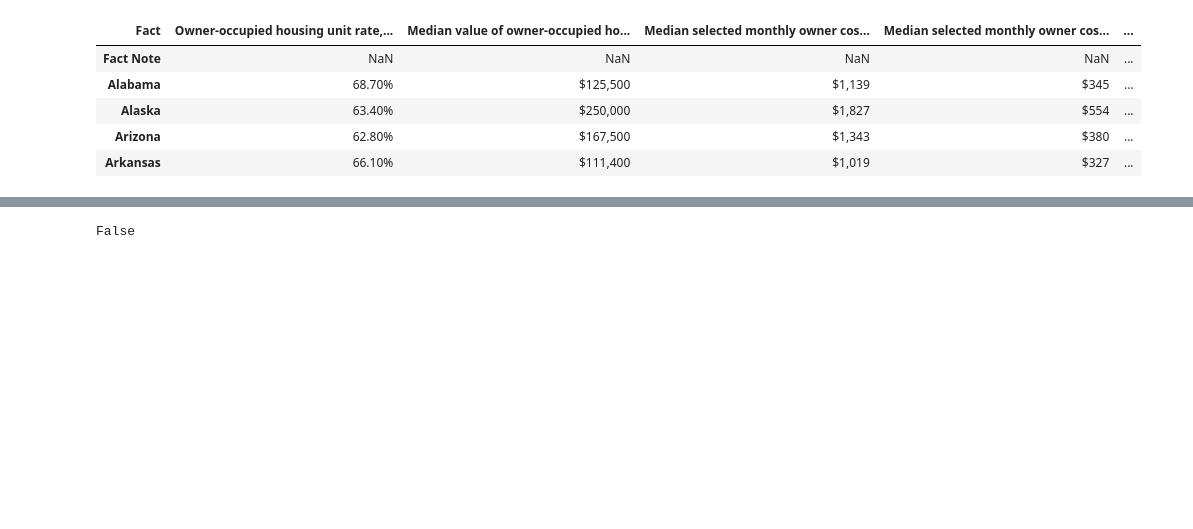
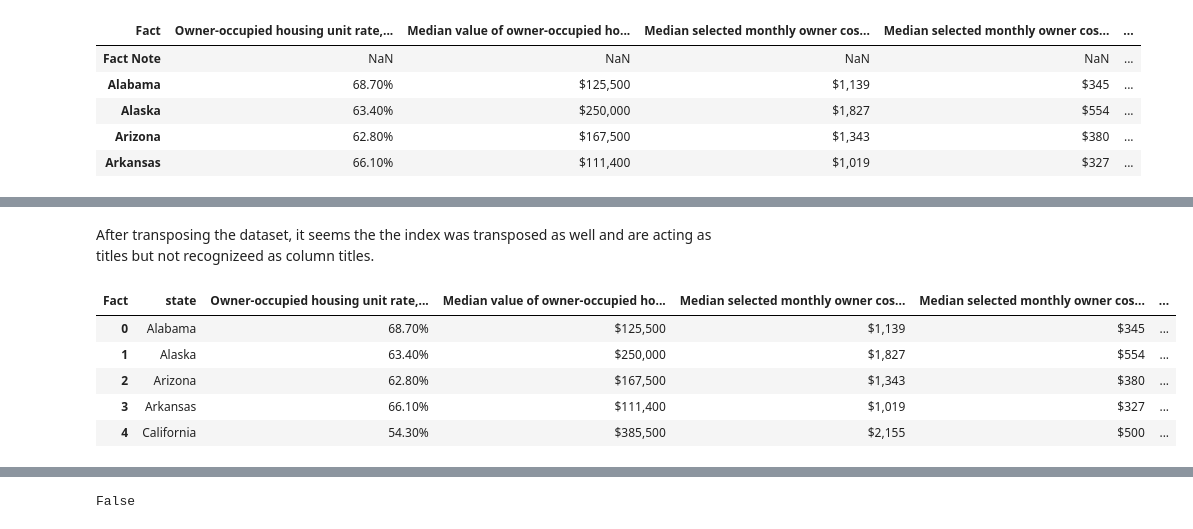
Before and after one commit to chloecongourdeau/data-investigation, a Jupyter notebook: gun-data-investigation.ipynb, the cells around one changed output, grey strips where cells are left out. Cells and saved outputs as stored; diff of their text form; code cells hidden in the pictures; blank space fills up the shorter version.

```diff
--- a/gun-data-investigation.ipynb
+++ b/gun-data-investigation.ipynb
@@ -215,0 +241,13 @@ census_data_subset_df.head()
+# %% [markdown]
+After transposing the dataset, it seems the the index was transposed as well and are acting as titles but not recognizeed as column titles.
+# %%
+#define the index
+census_subset_df.reset_index(inplace=True)
+census_subset_df.head()
+# %% [output]
+| Fact | state | Owner-occupied housing unit rate,... | Median value of owner-occupied ho... | Median selected monthly owner cos... | Median selected monthly owner cos... | ... |
+| 0 | Alabama | 68.70% | $125,500 | $1,139 | $345 | ... |
+| 1 | Alaska | 63.40% | $250,000 | $1,827 | $554 | ... |
+| 2 | Arizona | 62.80% | $167,500 | $1,343 | $380 | ... |
+| 3 | Arkansas | 66.10% | $111,400 | $1,019 | $327 | ... |
+| 4 | California | 54.30% | $385,500 | $2,155 | $500 | ... |
```
Also changed, not shown: parts of 16 cells of this notebook, 1 other file.
